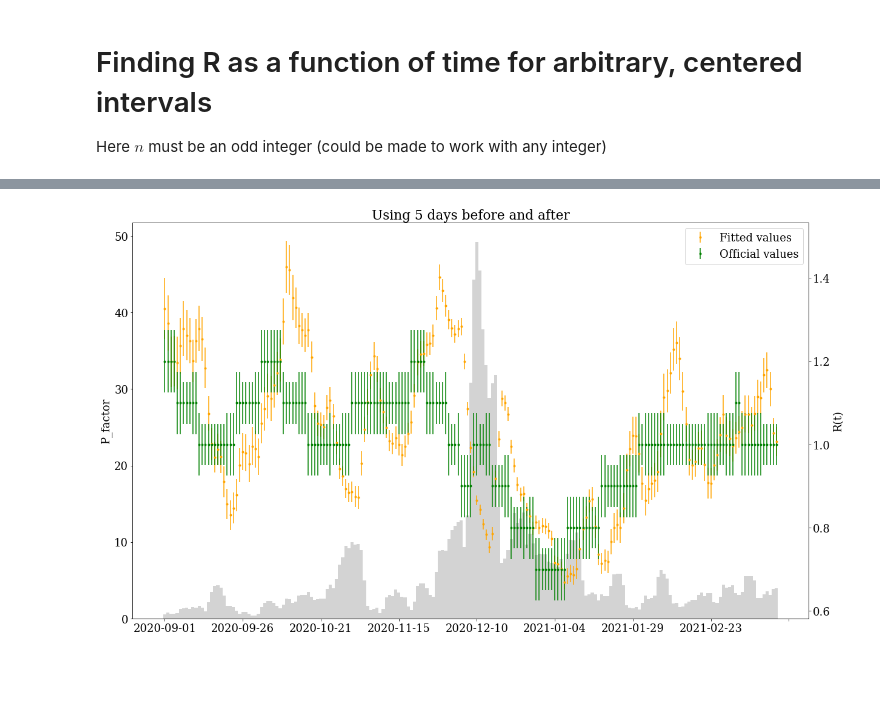
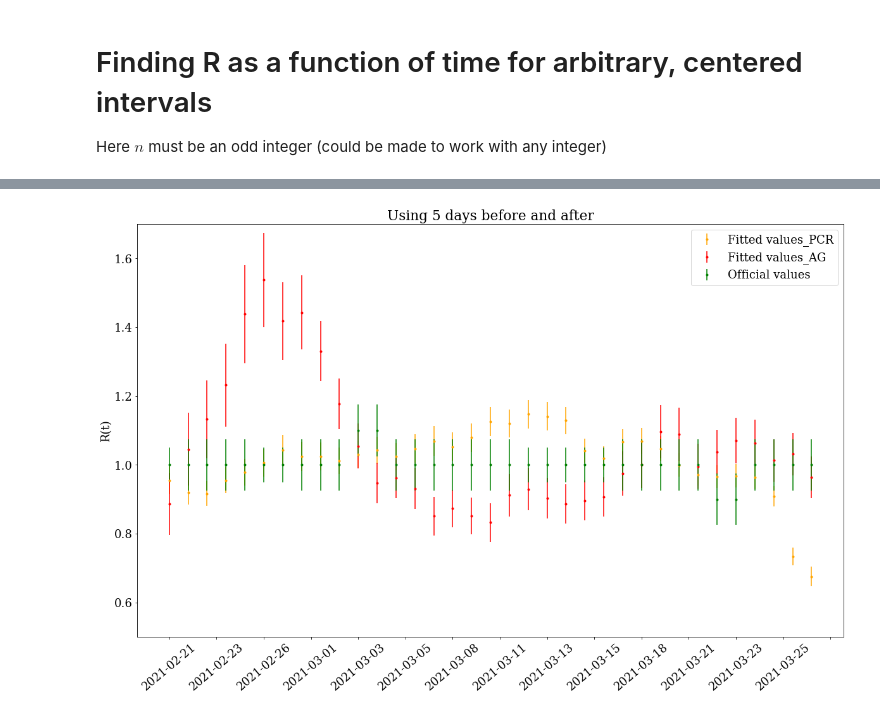
Before and after one commit to troelspetersen/Covid19fitting, a Jupyter notebook: MiscCode/PredictionsFromFit_Rt_MBJ.ipynb, the cells around one changed output, grey strips where cells are left out. Cells and saved outputs as stored; diff of their text form; code cells hidden in the pictures; blank space fills up the shorter version.

Commit message:
Added the code for plots comparing AG and PCR

```diff
--- a/MiscCode/PredictionsFromFit_Rt_MBJ.ipynb
+++ b/MiscCode/PredictionsFromFit_Rt_MBJ.ipynb
@@ -680,9 +706,10 @@ Average number of PCR tests:  87756.12077294686
 # %%
-data_Rt = pd.read_csv("../Data-Epidemiologiske-Rapport-24032021-6m2k/Rt_cases_2021_04_06.csv", sep=';', thousands='.',decimal=',', index_col=0)
+data_Rt = pd.read_csv(foldername+"Rt_cases_2021_04_13.csv", sep=';', thousands='.',decimal=',', index_col=0)
 
 Rt_ref = data_Rt.loc[date_start_c:date_end_c]
 
 
 R_t_central = Rt_ref["estimate"][k:Plot_EndDay-k]
 R_t_referr = (Rt_ref["uncertainty_upper"]-Rt_ref["uncertainty_lower"])[k:Plot_EndDay-k] / 4
+print(SCPAG_all[59-k:59+k+1])
 # %% [output]
@@ -787,17 +841,19 @@ S0 fit = 900.360 +- 21.959 with start value 1001.540
 # %%
-fig, ax2 = plt.subplots(figsize=(20,12))
-ax2.bar(P_all[:Plot_EndDay-2*k].index, p_fac, 1.0, color='lightgray')
-ax2.set(ylabel="P_factor")
-ax = ax2.twinx()
-ax.errorbar(P_all[:Plot_EndDay-2*k].index, R_t, yerr=R_t_err, label = "Fitted values",color='orange', fmt='.')
-ax.errorbar(P_all[:Plot_EndDay-2*k].index, R_t_central, yerr=R_t_referr, label = "Official values",color='green', fmt='.')
-ax.xaxis.set_major_locator(plt.MaxNLocator(10))
+#fig, ax2 = plt.subplots(figsize=(20,12))
+fig, ax = plt.subplots(figsize=(20,12))
+#ax2.bar(P_all[:Plot_EndDay-2*k].index, p_fac, 1.0, color='lightgray')
+#ax2.set(ylabel="P_factor")
+#ax = ax2.twinx()
+ax.errorbar(P_all[:Plot_EndDay-2*k].index[20:], RPCR_t[20:], yerr=RPCR_t_err[20:], label = "Fitted values_PCR",color='orange', fmt='.')
+ax.errorbar(P_all[:Plot_EndDay-2*k].index[20:], RAG_t[20:], yerr=RAG_t_err[20:], label = "Fitted values_AG",color='red', fmt='.')
+ax.errorbar(P_all[:Plot_EndDay-2*k].index[20:], R_t_central[20:], yerr=R_t_referr[20:], label = "Official values",color='green', fmt='.')
+ax.xaxis.set_major_locator(plt.MaxNLocator(15))
 for label in ax.get_xticklabels():
         label.set_rotation(40)
 ax.legend(loc="best")
-ax.set(title=f"Using {k:d} days before and after",ylabel="R(t)")
+ax.set(title=f"Using {k:d} days before and after",ylabel="R(t)",ylim=(0.5,1.7))
 
 
 plt.show()
 # %% [output]
-[figure, old version]
+[figure, new version]
```
Also changed, not shown: parts of 3 cells of this notebook, 1 other file.
